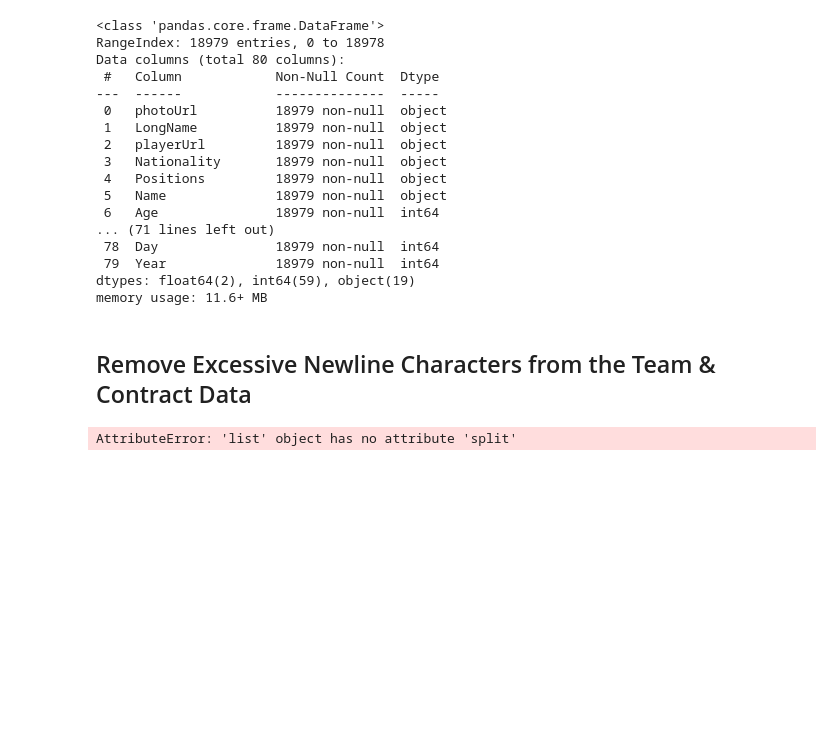
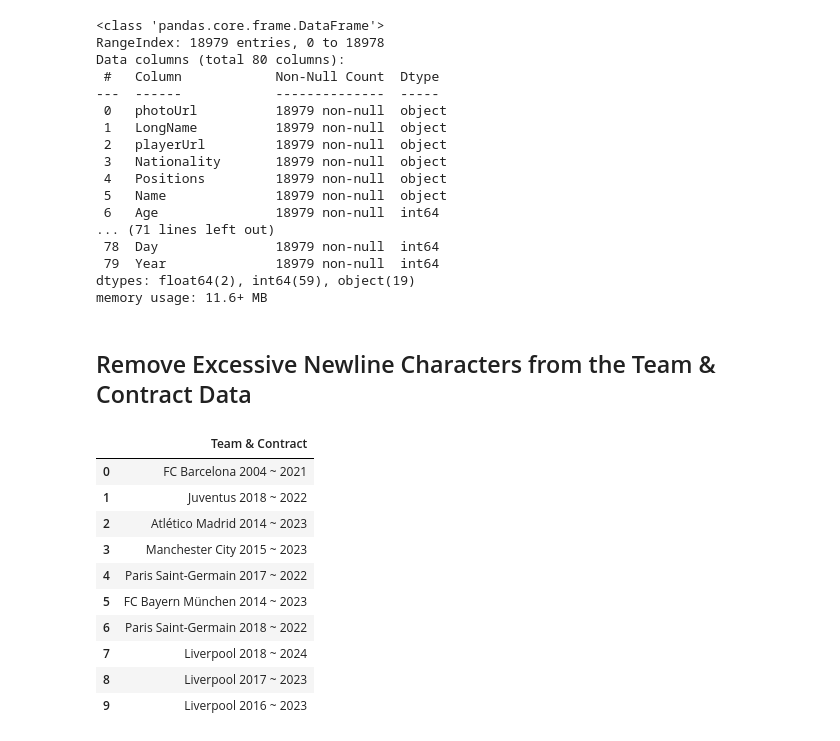
Before and after one commit to ayoub22222222/Data_Cleaning_project, a Jupyter notebook: Untitled.ipynb, the cells around one changed output. Cells and saved outputs as stored; diff of their text form; code cells hidden in the pictures; blank space fills up the shorter version.

```diff
--- a/Untitled.ipynb
+++ b/Untitled.ipynb
@@ -399,7 +399,17 @@ df['Team & Contract'] = [i.strip() for i in df['Team & Contract']]
 ## Remove Excessive Newline Characters from the Team & Contract Data
 # %%
 df['Team & Contract'] = [i.replace("\n", " ") for i in df['Team & Contract']]
-# %%
-[i.split(",", 2) for i in df['Team & Contract']]
-# %% [output]
-AttributeError: 'list' object has no attribute 'split'
+# %%
+df[['Team & Contract']].head(10)
+# %% [output]
+|  | Team & Contract |
+| 0 | FC Barcelona 2004 ~ 2021 |
+| 1 | Juventus 2018 ~ 2022 |
+| 2 | Atlético Madrid 2014 ~ 2023 |
+| 3 | Manchester City 2015 ~ 2023 |
+| 4 | Paris Saint-Germain 2017 ~ 2022 |
+| 5 | FC Bayern München 2014 ~ 2023 |
+| 6 | Paris Saint-Germain 2018 ~ 2022 |
+| 7 | Liverpool 2018 ~ 2024 |
+| 8 | Liverpool 2017 ~ 2023 |
+| 9 | Liverpool 2016 ~ 2023 |
```
